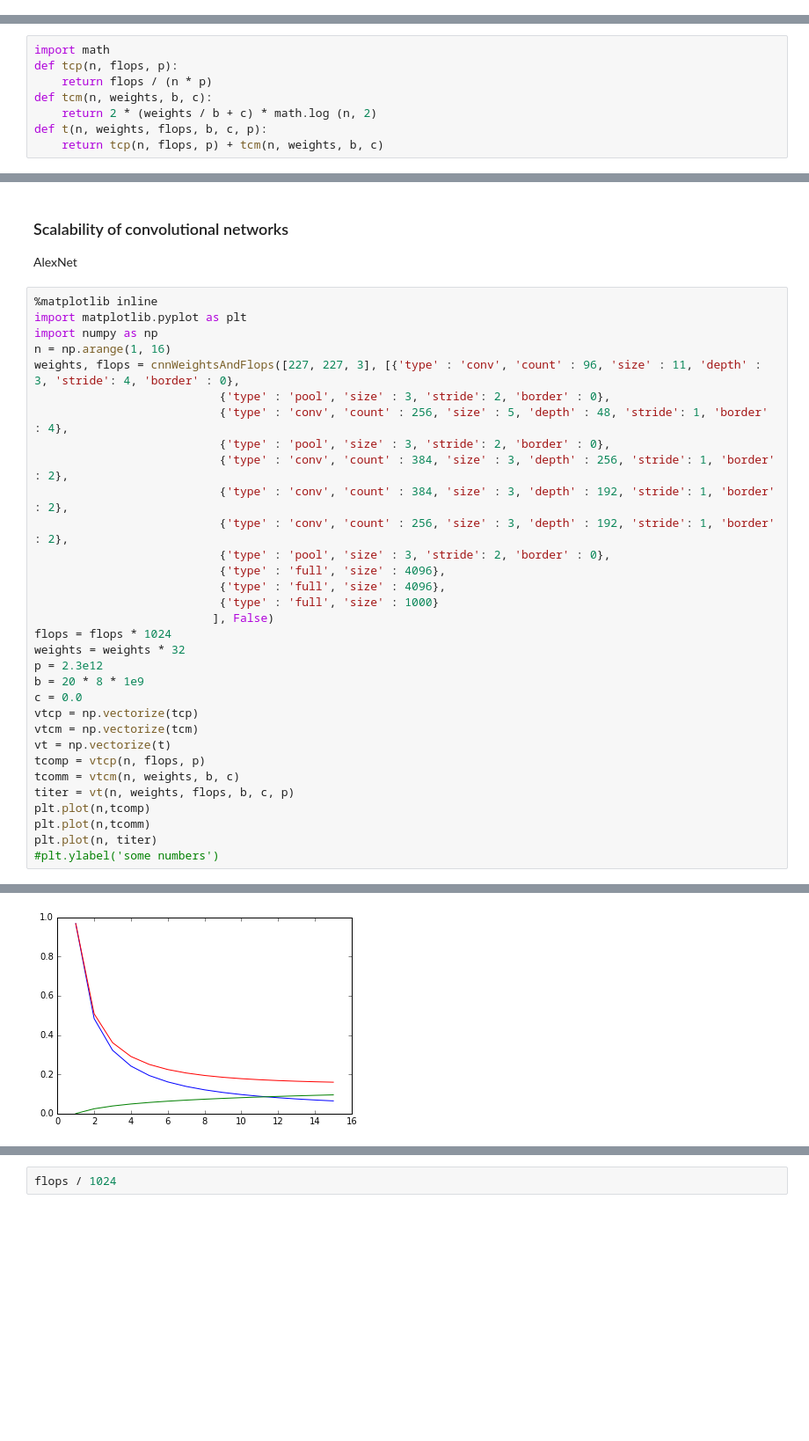
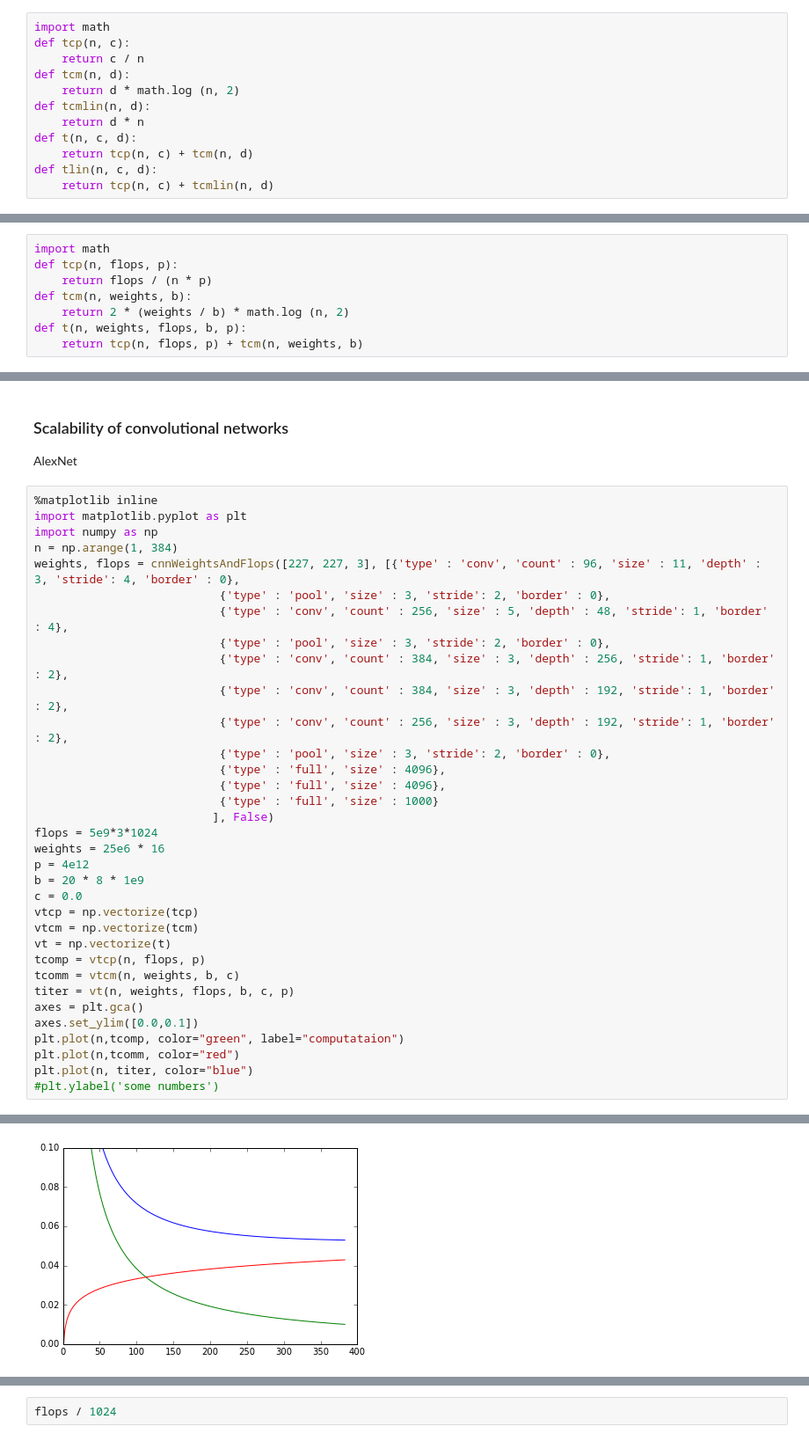
Before and after one commit to avulanov/scalability, a Jupyter notebook: scalability.ipynb, the cells around one changed output, grey strips where cells are left out. Shown at 88% size. Cells and saved outputs as stored; diff of their text form; blank space fills up the shorter version.

Commit message:
Simple graphs

```diff
--- a/scalability.ipynb
+++ b/scalability.ipynb
@@ -7,0 +26,12 @@ Lets consider bulk synchronous parallel processing model. Time of one iteration
+# %%
+import math
+def tcp(n, c):
+    return c / n
+def tcm(n, d):
+    return d * math.log (n, 2)
+def tcmlin(n, d):
+    return d * n
+def t(n, c, d):
+    return tcp(n, c) + tcm(n, d)
+def tlin(n, c, d):
+    return tcp(n, c) + tcmlin(n, d)
@@ -9,7 +97,7 @@ Lets consider bulk synchronous parallel processing model. Time of one iteration
 import math
 def tcp(n, flops, p):
     return flops / (n * p)
-def tcm(n, weights, b, c):
-    return 2 * (weights / b + c) * math.log (n, 2)
-def t(n, weights, flops, b, c, p):
-    return tcp(n, flops, p) + tcm(n, weights, b, c)
+def tcm(n, weights, b):
+    return 2 * (weights / b) * math.log (n, 2)
+def t(n, weights, flops, b, p):
+    return tcp(n, flops, p) + tcm(n, weights, b)
@@ -164,36 +227,38 @@ AlexNet
 # %%
 %matplotlib inline
 import matplotlib.pyplot as plt
 import numpy as np
-n = np.arange(1, 16)
+n = np.arange(1, 384)
 weights, flops = cnnWeightsAndFlops([227, 227, 3], [{'type' : 'conv', 'count' : 96, 'size' : 11, 'depth' : 3, 'stride': 4, 'border' : 0},
                            {'type' : 'pool', 'size' : 3, 'stride': 2, 'border' : 0},
                            {'type' : 'conv', 'count' : 256, 'size' : 5, 'depth' : 48, 'stride': 1, 'border' : 4},
                            {'type' : 'pool', 'size' : 3, 'stride': 2, 'border' : 0},
                            {'type' : 'conv', 'count' : 384, 'size' : 3, 'depth' : 256, 'stride': 1, 'border' : 2},
                            {'type' : 'conv', 'count' : 384, 'size' : 3, 'depth' : 192, 'stride': 1, 'border' : 2},
                            {'type' : 'conv', 'count' : 256, 'size' : 3, 'depth' : 192, 'stride': 1, 'border' : 2},
                            {'type' : 'pool', 'size' : 3, 'stride': 2, 'border' : 0},
                            {'type' : 'full', 'size' : 4096},
                            {'type' : 'full', 'size' : 4096},
                            {'type' : 'full', 'size' : 1000}
                           ], False)
-flops = flops * 1024
-weights = weights * 32
-p = 2.3e12
+flops = 5e9*3*1024
+weights = 25e6 * 16
+p = 4e12
 b = 20 * 8 * 1e9
 c = 0.0
 vtcp = np.vectorize(tcp)
 vtcm = np.vectorize(tcm)
 vt = np.vectorize(t)
 tcomp = vtcp(n, flops, p)
 tcomm = vtcm(n, weights, b, c)
 titer = vt(n, weights, flops, b, c, p)
-plt.plot(n,tcomp)
-plt.plot(n,tcomm)
-plt.plot(n, titer)
+axes = plt.gca()
+axes.set_ylim([0.0,0.1])
+plt.plot(n,tcomp, color="green", label="computataion")
+plt.plot(n,tcomm, color="red")
+plt.plot(n, titer, color="blue")
 #plt.ylabel('some numbers')
 # %% [output]
 [<matplotlib.lines.Line2D at 0x...>]
-[figure, old version]
+[figure, new version]
 # %%
```
Also changed, not shown: parts of 11 cells of this notebook.
